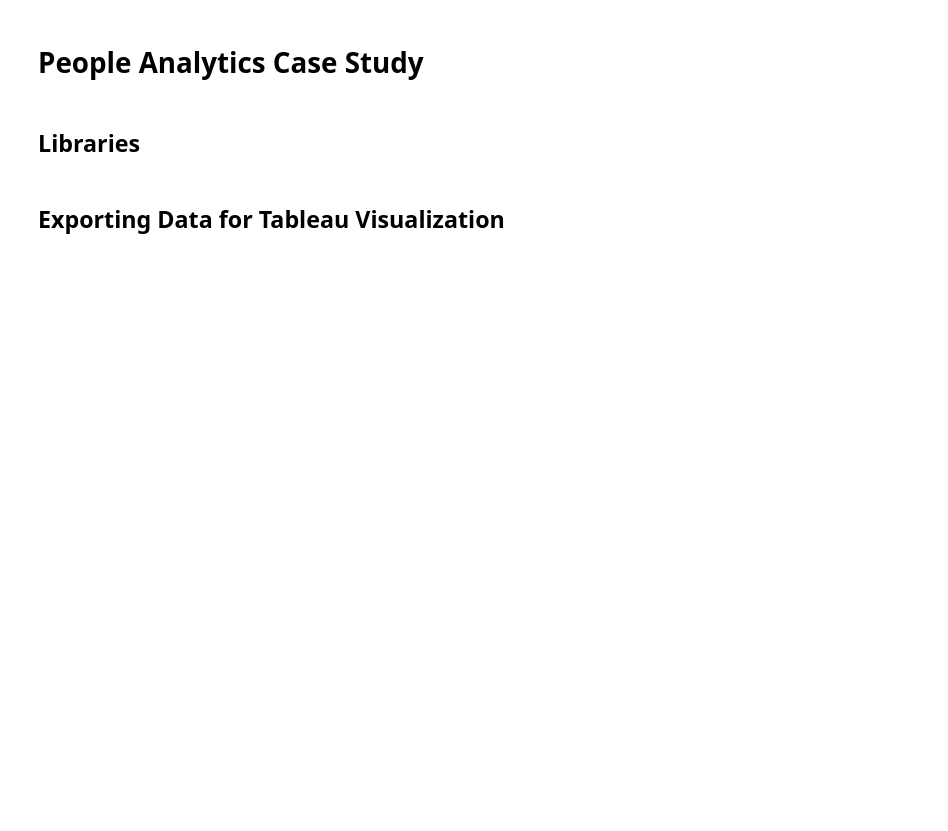
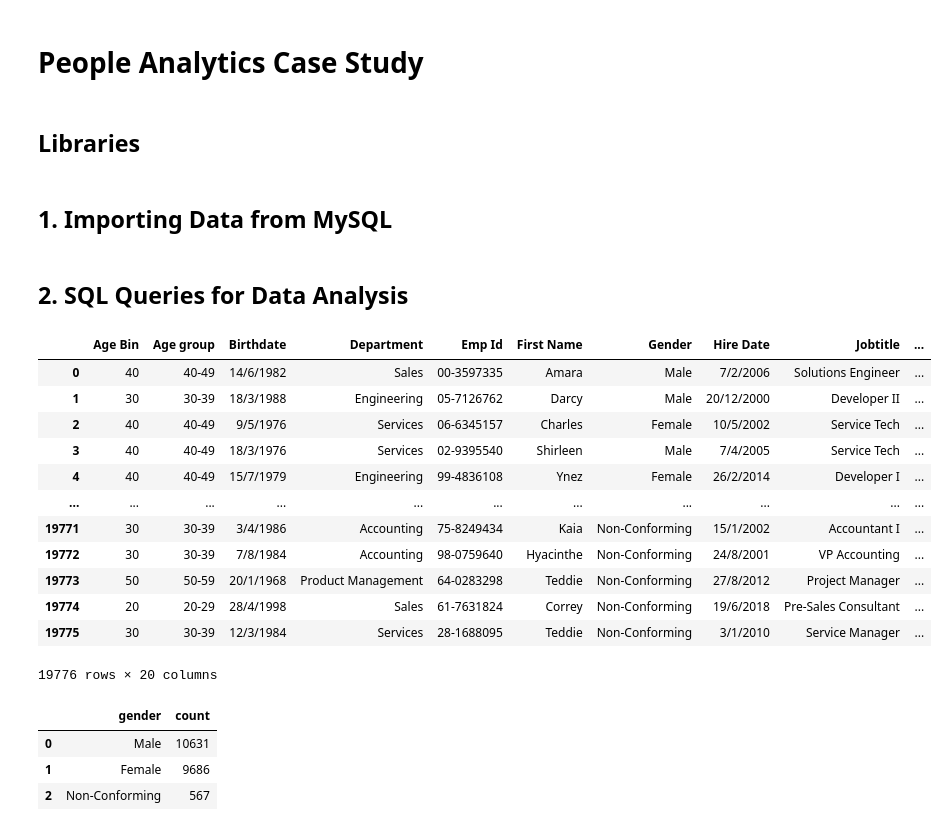
Before and after one commit to JoseMi-Sanchez/people-analytics-case-study, a Jupyter notebook: notebooks/main_analysis.ipynb, the cells around one changed output. Saved outputs shown, nothing was run; the diff lists cells and outputs as text; code cells hidden in the pictures; blank space fills up the shorter version.

```diff
--- a/notebooks/main_analysis.ipynb
+++ b/notebooks/main_analysis.ipynb
@@ -8,8 +8,8 @@ import pandas as pd
 import pymysql
 from sqlalchemy import create_engine
 import getpass
-# %% [markdown]
-## Exporting Data for Tableau Visualization
+# %% [markdown]
+## 1. Importing Data from MySQL
 # %%
 # Connection parameters
 bd = "hr_data"
@@ -18,3 +18,40 @@ connection_string = 'mysql+pymysql://root:' + password + '@localhost/' + bd
 
 # Create the connection engine
 engine = create_engine(connection_string)
+# %% [markdown]
+## 2. SQL Queries for Data Analysis
+# %%
+original = pd.read_csv('/Users/josemi/Desktop/hr_clean.csv', encoding='UTF-16', sep='\t')
+original
+# %% [output]
+|  | Age Bin | Age group | Birthdate | Department | Emp Id | First Name | Gender | Hire Date | Jobtitle | ... |
+| 0 | 40 | 40-49 | 14/6/1982 | Sales | 00-3597335 | Amara | Male | 7/2/2006 | Solutions Engineer | ... |
+| 1 | 30 | 30-39 | 18/3/1988 | Engineering | 05-7126762 | Darcy | Male | 20/12/2000 | Developer II | ... |
+| 2 | 40 | 40-49 | 9/5/1976 | Services | 06-6345157 | Charles | Female | 10/5/2002 | Service Tech | ... |
+| 3 | 40 | 40-49 | 18/3/1976 | Services | 02-9395540 | Shirleen | Male | 7/4/2005 | Service Tech | ... |
+| 4 | 40 | 40-49 | 15/7/1979 | Engineering | 99-4836108 | Ynez | Female | 26/2/2014 | Developer I | ... |
+| ... | ... | ... | ... | ... | ... | ... | ... | ... | ... | ... |
+| 19771 | 30 | 30-39 | 3/4/1986 | Accounting | 75-8249434 | Kaia | Non-Conforming | 15/1/2002 | Accountant I | ... |
+| 19772 | 30 | 30-39 | 7/8/1984 | Accounting | 98-0759640 | Hyacinthe | Non-Conforming | 24/8/2001 | VP Accounting | ... |
+| 19773 | 50 | 50-59 | 20/1/1968 | Product Management | 64-0283298 | Teddie | Non-Conforming | 27/8/2012 | Project Manager | ... |
+| 19774 | 20 | 20-29 | 28/4/1998 | Sales | 61-7631824 | Correy | Non-Conforming | 19/6/2018 | Pre-Sales Consultant | ... |
+| 19775 | 30 | 30-39 | 12/3/1984 | Services | 28-1688095 | Teddie | Non-Conforming | 3/1/2010 | Service Manager | ... |
+19776 rows × 20 columns
+# %%
+# 1. What is the gender breakdown of employees in the company?
+query = """
+SELECT gender, COUNT(*) AS count
+FROM employees
+GROUP BY gender;
+"""
+
+# Execute the query and display the result
+gender_breakdown = pd.read_sql(query, engine)
+
+# Visualize the result
+gender_breakdown
+# %% [output]
+|  | gender | count |
+| 0 | Male | 10631 |
+| 1 | Female | 9686 |
+| 2 | Non-Conforming | 567 |
```
Also changed, not shown: parts of 11 cells of this notebook, 4 other files.
